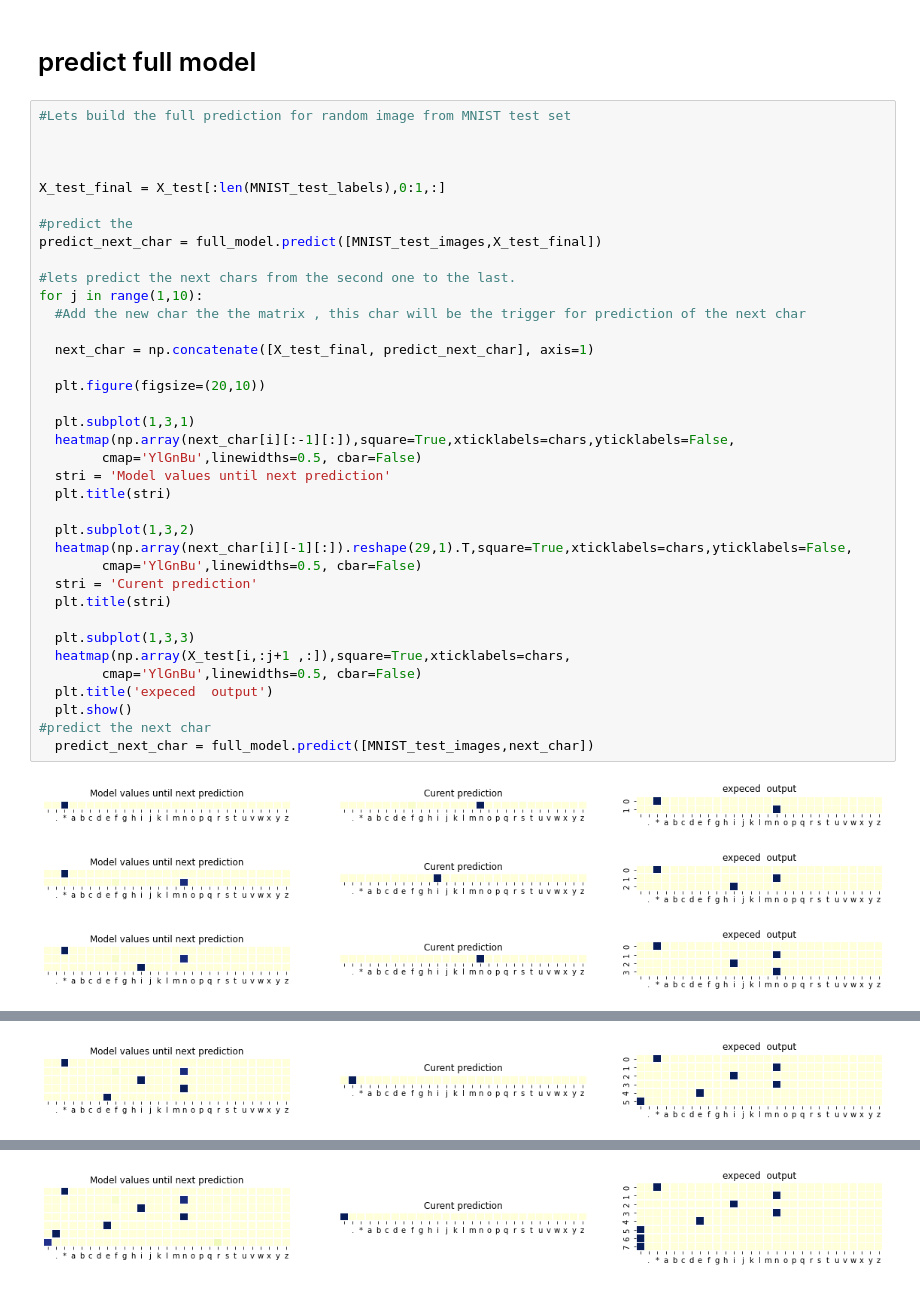
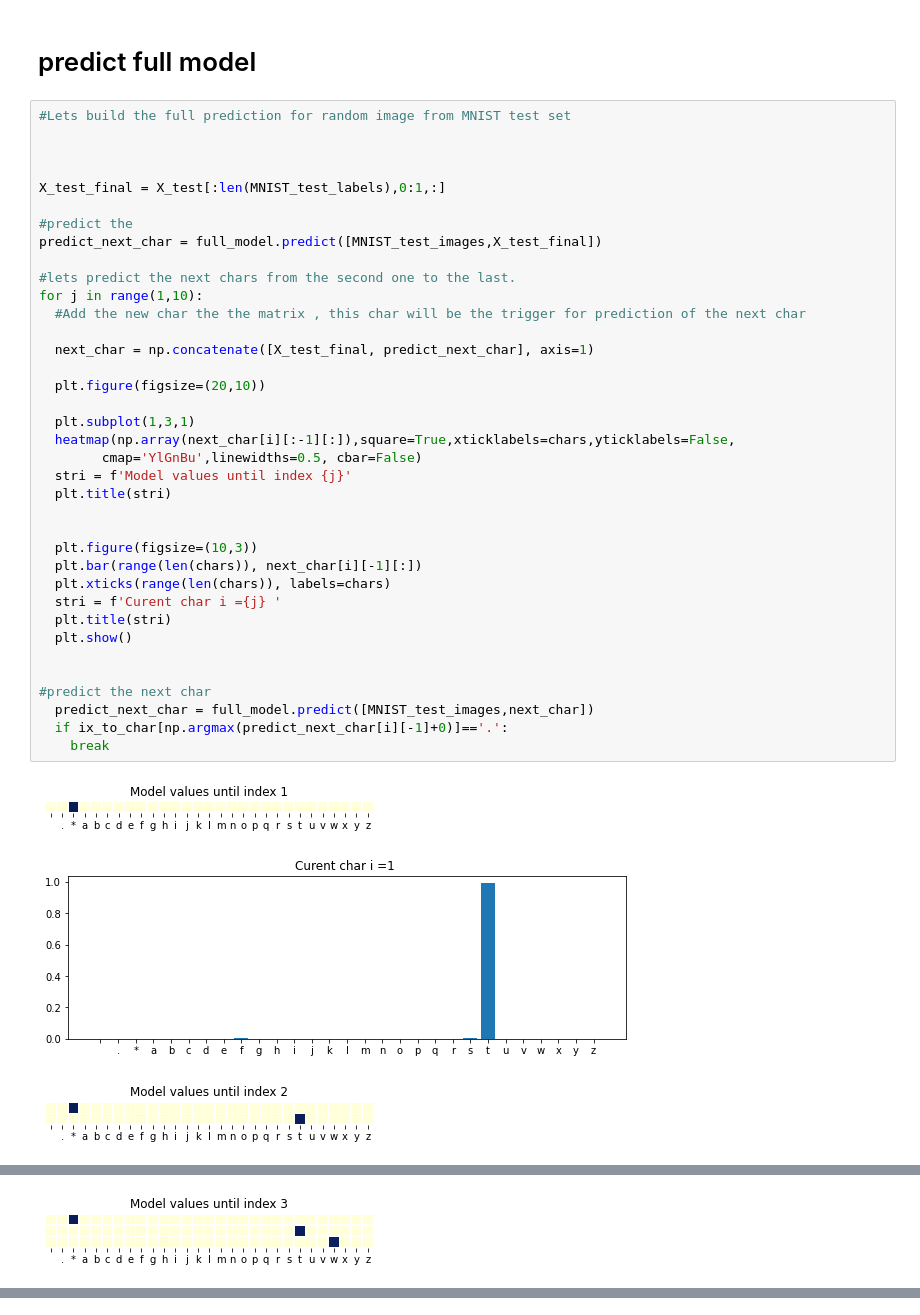
Before and after one commit to JustAlex5/deep_learning, a Jupyter notebook: Final_prj.ipynb, the cells around one changed output, grey strips where cells are left out. Saved outputs shown, nothing was run; the diff lists cells and outputs as text.

```diff
--- a/Final_prj.ipynb
+++ b/Final_prj.ipynb
@@ -333,41 +344,41 @@ heatmap(np.array(preicted_test[i]),square=True,xticklabels=chars,
 # %%
 #Lets build the full prediction for random image from MNIST test set
 
 
 
 X_test_final = X_test[:len(MNIST_test_labels),0:1,:]
 
 #predict the
 predict_next_char = full_model.predict([MNIST_test_images,X_test_final])
 
 #lets predict the next chars from the second one to the last.
 for j in range(1,10):
   #Add the new char the the matrix , this char will be the trigger for prediction of the next char
 
   next_char = np.concatenate([X_test_final, predict_next_char], axis=1)
 
   plt.figure(figsize=(20,10))
 
   plt.subplot(1,3,1)
   heatmap(np.array(next_char[i][:-1][:]),square=True,xticklabels=chars,yticklabels=False,
         cmap='YlGnBu',linewidths=0.5, cbar=False)
-  stri = 'Model values until next prediction'
+  stri = f'Model values until index {j}'
   plt.title(stri)
 
-  plt.subplot(1,3,2)
-  heatmap(np.array(next_char[i][-1][:]).reshape(29,1).T,square=True,xticklabels=chars,yticklabels=False,
-        cmap='YlGnBu',linewidths=0.5, cbar=False)
-  stri = 'Curent prediction'
+
+  plt.figure(figsize=(10,3))
+  plt.bar(range(len(chars)), next_char[i][-1][:])
+  plt.xticks(range(len(chars)), labels=chars)
+  stri = f'Curent char i ={j} '
   plt.title(stri)
+  plt.show()
 
-  plt.subplot(1,3,3)
-  heatmap(np.array(X_test[i,:j+1 ,:]),square=True,xticklabels=chars,
-        cmap='YlGnBu',linewidths=0.5, cbar=False)
-  plt.title('expeced  output')
-  plt.show()
+
 #predict the next char
   predict_next_char = full_model.predict([MNIST_test_images,next_char])
+  if ix_to_char[np.argmax(predict_next_char[i][-1]+0)]=='.':
+    break
 # %% [output]
-[figure, old version]
+[figure, new version]
-[figure, old version]
+[figure, new version]
-[figure, old version]
+[figure, new version]
@@ -375 +386 @@ for j in range(1,10):
-[figure, old version]
+[figure, new version]
@@ -377 +387,0 @@ for j in range(1,10):
-[figure, removed]
```
Also changed, not shown: parts of 19 cells of this notebook.
